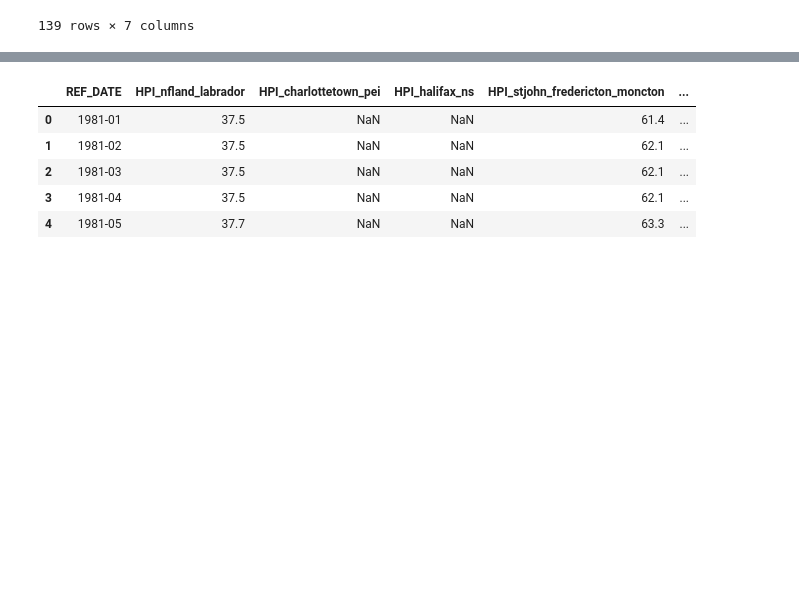
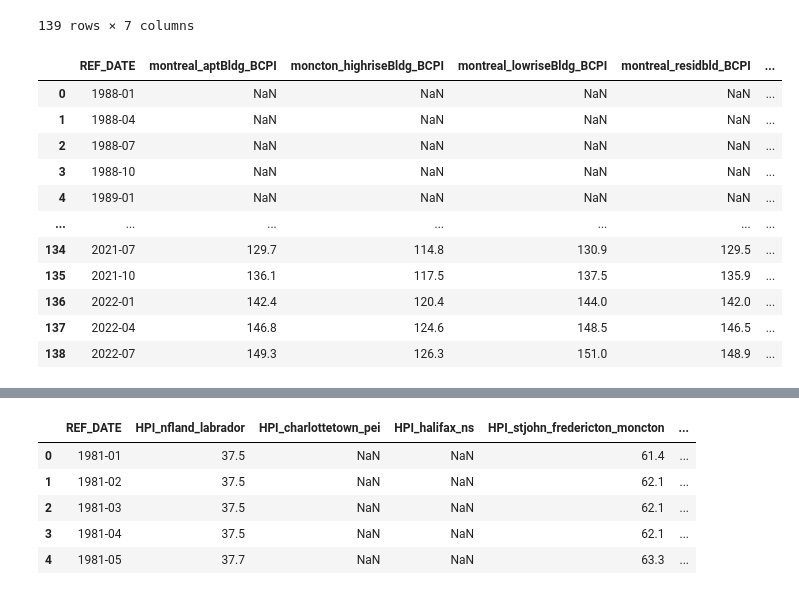
Before and after one commit to HoussamZak/Affinity_Propagation_and_Correlation_Analysis_Canada_Real_Estate, a Jupyter notebook: 3_BuildingPriceIndexes_Data_Cleaning.ipynb, the cells around one changed output, grey strips where cells are left out. Drawn from its saved outputs; the diff is of its cells as text; code cells hidden in the pictures; blank space fills up the shorter version.

```diff
--- a/3_BuildingPriceIndexes_Data_Cleaning.ipynb
+++ b/3_BuildingPriceIndexes_Data_Cleaning.ipynb
@@ -325,71 +337,83 @@ moncton_bcpi_merged_df
 | 138 | 2022-07 | 133.3 | 126.3 | 134.7 | 135.2 | ... |
 139 rows × 7 columns
 # %%
+# Montreal, Quebec
+
 # We use building_const_pi_df to extract df for each city with column for each type of residential construction price indexes.
+# BCPI stands for Building Construction Price Indexes.
 # Here we build dataframe for historical construction price indexes for Montreal, QC, for the six types of residential constructions.
 
-# Moncton, New Brunswick Apartment buildings
+# Montreal, QC, Apartment buildings
 montreal_aprt_build = building_const_pi_df[(building_const_pi_df['GEO']=='Montréal, Quebec') & (building_const_pi_df["Type of building"] == "Apartment buildings")]
 montreal_aprt_build = montreal_aprt_build.reset_index()
 montreal_aprt_build = montreal_aprt_build.rename(columns ={"VALUE": "montreal_aptBldg_BCPI"})
 montreal_aprt_build.drop(columns=["index"], axis = 1, inplace = True)
 montreal_aprt_build
 
-# Moncton, New Brunswick High-rise apartment building
+# Montreal, QC, High-rise apartment building
 
 montreal_high_rise = building_const_pi_df[(building_const_pi_df['GEO']=='Montréal, Quebec') & (building_const_pi_df["Type of building"] == "High-rise apartment building (five or more storeys)")]
 montreal_high_rise = montreal_high_rise.reset_index()
 montreal_high_rise = montreal_high_rise.rename(columns ={"VALUE": "montreal_highriseBldg_BCPI"})
-monctonNb_high_rise.drop(columns=["index"], axis = 1, inplace = True)
+montreal_high_rise.drop(columns=["index"], axis = 1, inplace = True)
 montreal_high_rise
 
-# Moncton, New Brunswick Low-rise apartment building
+# Montreal, QC, Low-rise apartment building
 
-monctonNb_low_rise = building_const_pi_df[(building_const_pi_df['GEO']=='Montréal, Quebec') & (building_const_pi_df["Type of building"] == "Low-rise apartment building (fewer than five storeys)")]
-monctonNb_low_rise = monctonNb_low_rise.reset_index()
-monctonNb_low_rise = monctonNb_low_rise.rename(columns ={"VALUE": "montreal_lowriseBldg_BCPI"})
-monctonNb_low_rise.drop(columns=["index"], axis = 1, inplace = True)
-monctonNb_low_rise
+montreal_low_rise = building_const_pi_df[(building_const_pi_df['GEO']=='Montréal, Quebec') & (building_const_pi_df["Type of building"] == "Low-rise apartment building (fewer than five storeys)")]
+montreal_low_rise = montreal_low_rise.reset_index()
+montreal_low_rise = montreal_low_rise.rename(columns ={"VALUE": "montreal_lowriseBldg_BCPI"})
+montreal_low_rise.drop(columns=["index"], axis = 1, inplace = True)
+montreal_low_rise
 
-# Moncton, New Brunswick Single-detached house
+# Montreal, QC, Single-detached house
 
-monctonNb_single_det_house = building_const_pi_df[(building_const_pi_df['GEO']=='Montréal, Quebec') & (building_const_pi_df["Type of building"] == "Single-detached house")]
-monctonNb_single_det_house = monctonNb_single_det_house.reset_index()
-halifaxns_single_det_house = monctonNb_single_det_house.rename(columns ={"VALUE": "montreal_singdethouse_BCPI"})
-monctonNb_single_det_house.drop(columns=["index"], axis = 1, inplace = True)
-monctonNb_single_det_house
+montreal_single_det_house = building_const_pi_df[(building_const_pi_df['GEO']=='Montréal, Quebec') & (building_const_pi_df["Type of building"] == "Single-detached house")]
+montreal_single_det_house = montreal_single_det_house.reset_index()
+montreal_single_det_house = montreal_single_det_house.rename(columns ={"VALUE": "montreal_singdethouse_BCPI"})
+montreal_single_det_house.drop(columns=["index"], axis = 1, inplace = True)
+montreal_single_det_house
 
-# Moncton, New Brunswick Residential buildings [621]
+# Montreal, QC, Residential buildings [621]
 
-monctonNb_res_buildings = building_const_pi_df[(building_const_pi_df['GEO']=='Montréal, Quebec') & (building_const_pi_df["Type of building"] == "Residential buildings [621]")]
-monctonNb_res_buildings = monctonNb_res_buildings.reset_index()
-monctonNb_res_buildings = monctonNb_res_buildings.rename(columns ={"VALUE": "montreal_residbld_BCPI"})
-monctonNb_res_buildings.drop(columns=["index"], axis = 1, inplace = True)
-monctonNb_res_buildings
+montreal_res_buildings = building_const_pi_df[(building_const_pi_df['GEO']=='Montréal, Quebec') & (building_const_pi_df["Type of building"] == "Residential buildings [621]")]
+montreal_res_buildings = montreal_res_buildings.reset_index()
+montreal_res_buildings = montreal_res_buildings.rename(columns ={"VALUE": "montreal_residbld_BCPI"})
+montreal_res_buildings.drop(columns=["index"], axis = 1, inplace = True)
+montreal_res_buildings
 
-# Moncton, New Brunswick Townhouse
+# Montreal, QC, Townhouse
 
-monctonNb_townhouse = building_const_pi_df[(building_const_pi_df['GEO']=='Montréal, Quebec') & (building_const_pi_df["Type of building"] == "Townhouse")]
-monctonNb_townhouse = monctonNb_townhouse.reset_index()
-monctonNb_townhouse = monctonNb_townhouse.rename(columns ={"VALUE": "montreal_townhouse_BCPI"})
-monctonNb_townhouse.drop(columns=["index"], axis = 1, inplace = True)
-monctonNb_townhouse
-
-# # Previewing
-# halifaxns_aprt_build
+montreal_townhouse = building_const_pi_df[(building_const_pi_df['GEO']=='Montréal, Quebec') & (building_const_pi_df["Type of building"] == "Townhouse")]
+montreal_townhouse = montreal_townhouse.reset_index()
+montreal_townhouse = montreal_townhouse.rename(columns ={"VALUE": "montreal_townhouse_BCPI"})
+montreal_townhouse.drop(columns=["index"], axis = 1, inplace = True)
+montreal_townhouse
 
 #Merging dataframes on REF_DATE
-dataframes_montreal = []
+dataframes_montreal = [montreal_aprt_build, monctonNb_high_rise, montreal_low_rise, montreal_res_buildings, montreal_single_det_house, montreal_townhouse]
 
-montreal_bcpi_merged_df = reduce(lambda left, right: pd.merge(left, right, on = 'REF_DATE'), dataframes_moncton)
+montreal_bcpi_merged_df = reduce(lambda left, right: pd.merge(left, right, on = 'REF_DATE'), dataframes_montreal)
 
 # #Dropping columns to keep only HPI columns of cities
-moncton_bcpi_merged_df = moncton_bcpi_merged_df.drop(moncton_bcpi_merged_df.filter(regex = 'GEO').columns, axis = 1)
-moncton_bcpi_merged_df = moncton_bcpi_merged_df.drop(moncton_bcpi_merged_df.filter(regex = 'UOM').columns, axis = 1)
-moncton_bcpi_merged_df = moncton_bcpi_merged_df.drop(moncton_bcpi_merged_df.filter(regex = 'Type of building').columns, axis = 1)
+montreal_bcpi_merged_df = montreal_bcpi_merged_df.drop(montreal_bcpi_merged_df.filter(regex = 'GEO').columns, axis = 1)
+montreal_bcpi_merged_df = montreal_bcpi_merged_df.drop(montreal_bcpi_merged_df.filter(regex = 'UOM').columns, axis = 1)
+montreal_bcpi_merged_df = montreal_bcpi_merged_df.drop(montreal_bcpi_merged_df.filter(regex = 'Type of building').columns, axis = 1)
 
 #Saving dataframe as csv
-moncton_bcpi_merged_df.to_csv(r"C:\Users\hp\Desktop\Projects Coding\Affinity_Propagation_Canada_Real_Estate_Market\Processed Data\bcpi_dfs\moncton_bcpi_merged_df.csv")
+montreal_bcpi_merged_df.to_csv(r"C:\Users\hp\Desktop\Projects Coding\Affinity_Propagation_Canada_Real_Estate_Market\Processed Data\bcpi_dfs\montreal_bcpi_merged_df.csv")
 
-moncton_bcpi_merged_df
+montreal_bcpi_merged_df
 # %% [output]
+|  | REF_DATE | montreal_aptBldg_BCPI | moncton_highriseBldg_BCPI | montreal_lowriseBldg_BCPI | montreal_residbld_BCPI | ... |
+| 0 | 1988-01 | NaN | NaN | NaN | NaN | ... |
+| 1 | 1988-04 | NaN | NaN | NaN | NaN | ... |
+| 2 | 1988-07 | NaN | NaN | NaN | NaN | ... |
+| 3 | 1988-10 | NaN | NaN | NaN | NaN | ... |
+| 4 | 1989-01 | NaN | NaN | NaN | NaN | ... |
+| ... | ... | ... | ... | ... | ... | ... |
+| 134 | 2021-07 | 129.7 | 114.8 | 130.9 | 129.5 | ... |
+| 135 | 2021-10 | 136.1 | 117.5 | 137.5 | 135.9 | ... |
+| 136 | 2022-01 | 142.4 | 120.4 | 144.0 | 142.0 | ... |
+| 137 | 2022-04 | 146.8 | 124.6 | 148.5 | 146.5 | ... |
+| 138 | 2022-07 | 149.3 | 126.3 | 151.0 | 148.9 | ... |
```
Also changed, not shown: parts of 22 cells of this notebook, 1 other file.
